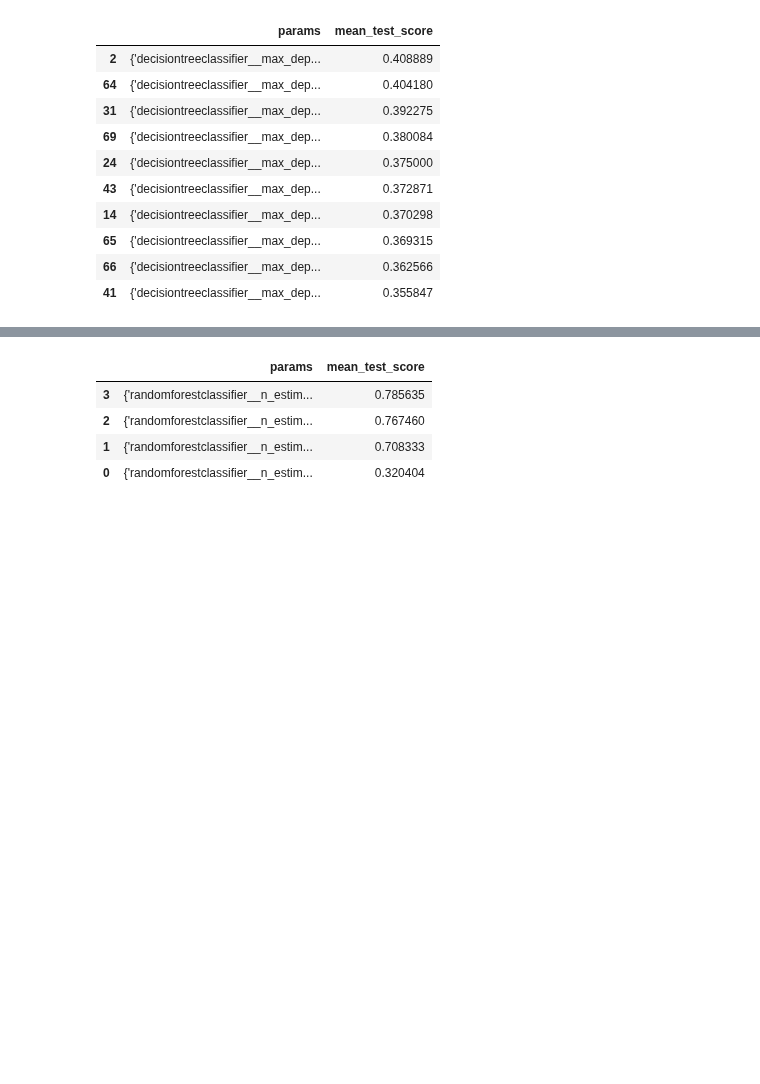
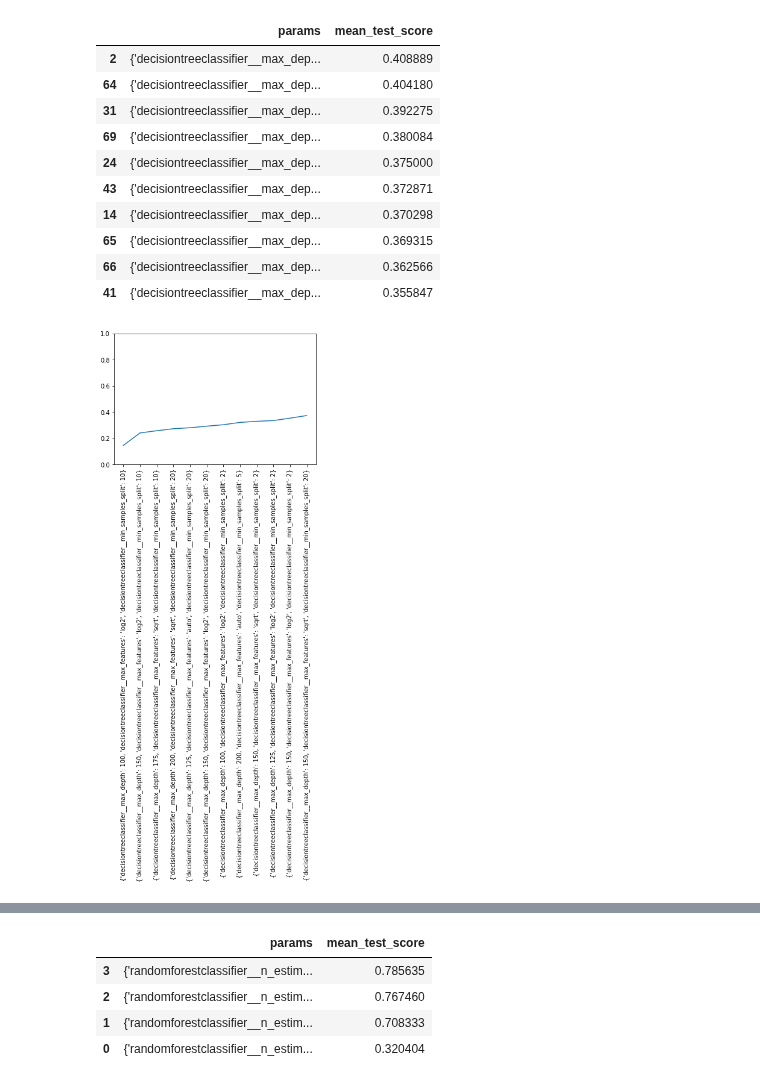
Before and after one commit to LennartKeller/TextklassifikationsProjekt2019, a Jupyter notebook: ReadHyperparamTuningResults.ipynb, the cells around one changed output, grey strips where cells are left out. Drawn from its saved outputs; the diff is of its cells as text; code cells hidden in the pictures; blank space fills up the shorter version.

```diff
--- a/ReadHyperparamTuningResults.ipynb
+++ b/ReadHyperparamTuningResults.ipynb
@@ -56,3 +88,11 @@ dectree_results.sort_values('mean_test_score', ascending=False)[['params', 'mean
 | 65 | {'decisiontreeclassifier__max_dep... | 0.369315 |
 | 66 | {'decisiontreeclassifier__max_dep... | 0.362566 |
 | 41 | {'decisiontreeclassifier__max_dep... | 0.355847 |
+# %%
+plot_df = dectree_results.sort_values('mean_test_score', ascending=True)
+plt.plot(list(range(len(plot_df)))[::5], plot_df.mean_test_score[::5])
+plt.xticks(list(range(len(plot_df)))[::5], list(map(str, plot_df.params))[::5], rotation=90)
+plt.ylim(0,1)
+plt.show()
+# %% [output]
+[figure, added]
```
Also changed, not shown: parts of 12 cells of this notebook.
